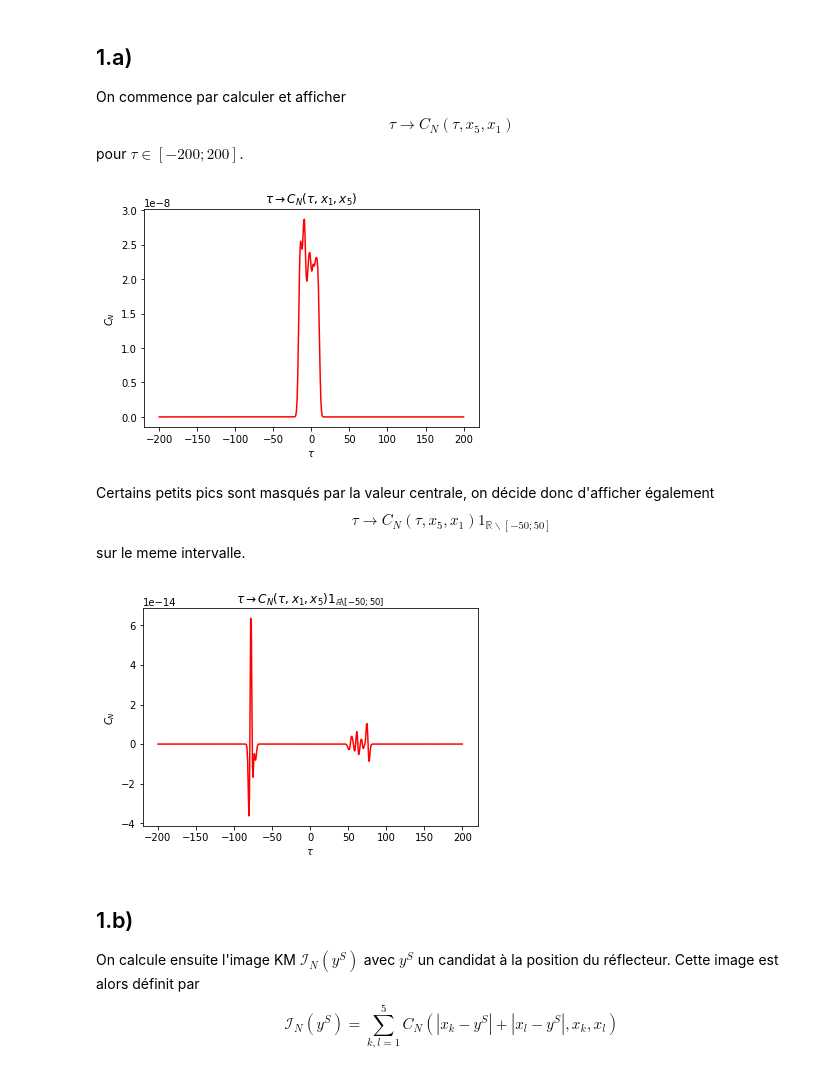
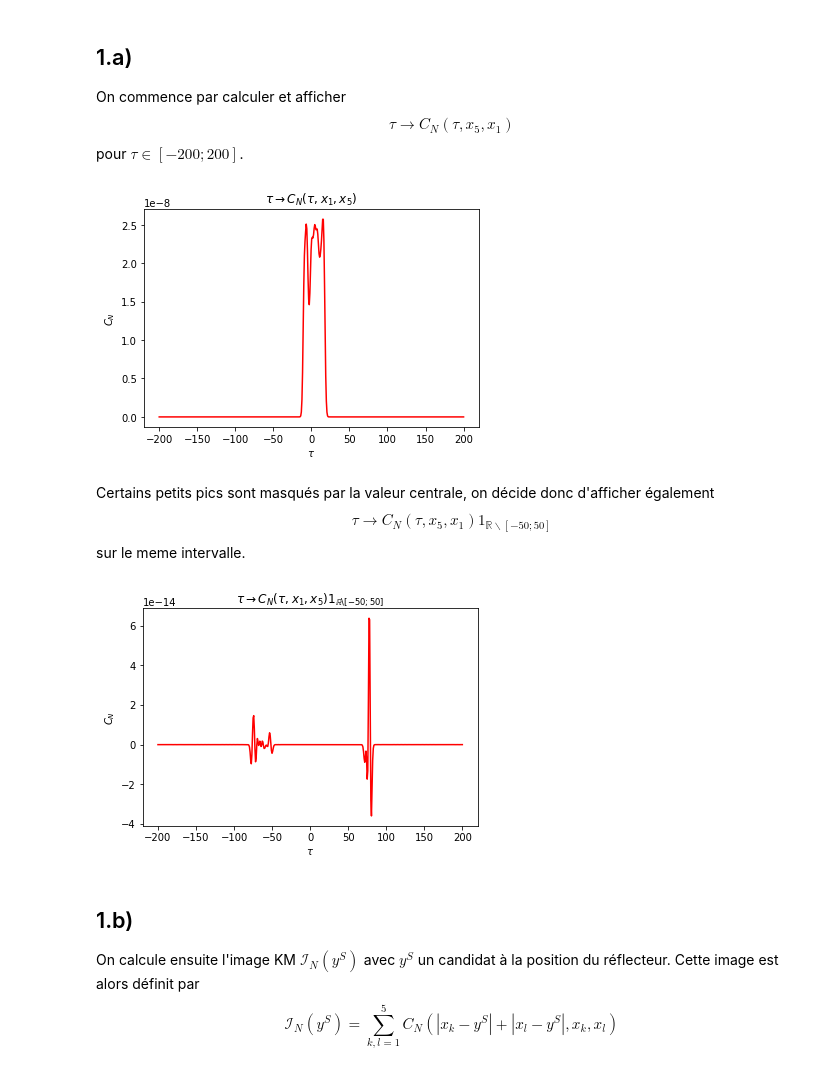
Before and after one commit to Nanored4498/Reflector-Passive, a Jupyter notebook: notebook.ipynb, the cells around one changed output. Cells and saved outputs as stored; diff of their text form; code cells hidden in the pictures.

```diff
--- a/notebook.ipynb
+++ b/notebook.ipynb
@@ -50,14 +50,14 @@ On commence par calculer et afficher $$ \tau \rightarrow C_N(\tau, x_5,x_1) $$
 pour $\tau \in [-200;200]$.
 # %%
 tau = np.linspace(-200,200,500)
-f = utils.C_N(tau, x[0], x[4], y, c_0, z_r, sigma_r)
+f = utils.C_N(tau, x[4], x[0], y, c_0, z_r, sigma_r)
 plt.plot(tau, f, 'r-')
 plt.xlabel(r'$\tau$')
 plt.ylabel(r'$C_N$')
 plt.title(r'$\tau \rightarrow C_N(\tau,x_1,x_5)$')
 plt.show()
 # %% [output]
-[figure, old version]
+[figure, new version]
 # %% [markdown]
 Certains petits pics sont masqués par la valeur centrale, on décide donc d'afficher également
 $$ \tau \rightarrow C_N(\tau, x_5,x_1)1_{\mathbb{R}\backslash [-50;50]} $$
@@ -70,7 +70,7 @@ plt.ylabel(r'$C_N$')
 plt.title(r'$\tau \rightarrow C_N(\tau,x_1,x_5)1_{\mathbb{R}\backslash[-50;50]}$')
 plt.show()
 # %% [output]
-[figure, old version]
+[figure, new version]
 # %% [markdown]
 ## 1.b)
 On calcule ensuite l'image KM $\mathcal{I}_N (y^S)$ avec $y^S$ un candidat à la position du réflecteur. Cette image est alors définit par
```
Also changed, not shown: parts of 11 cells of this notebook.
